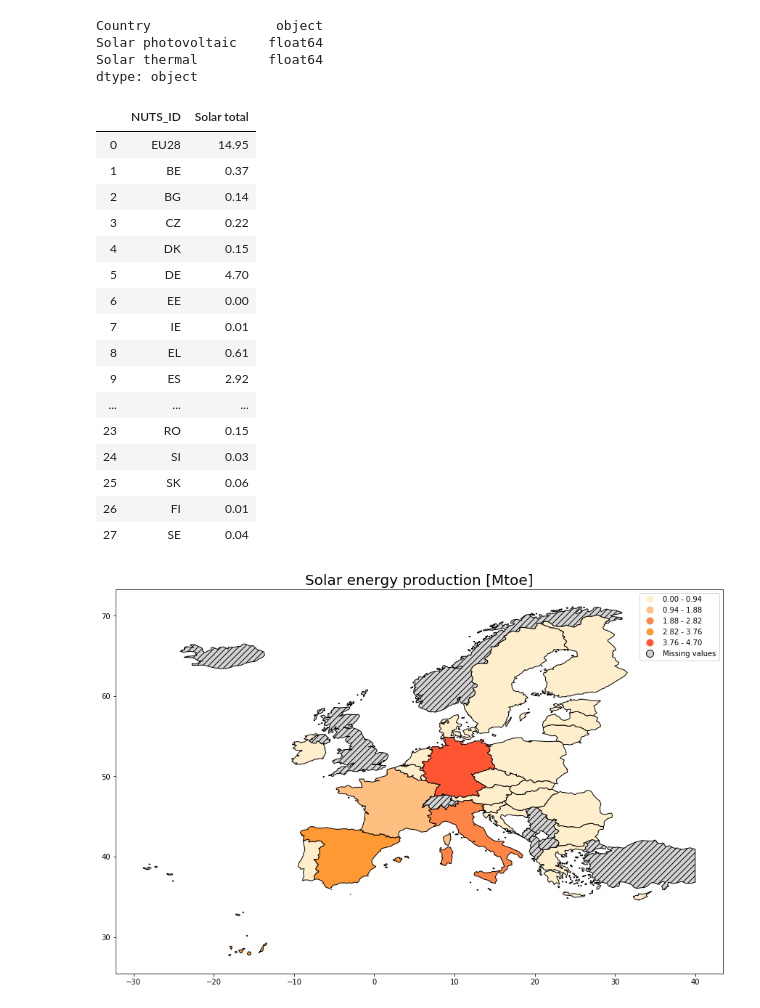
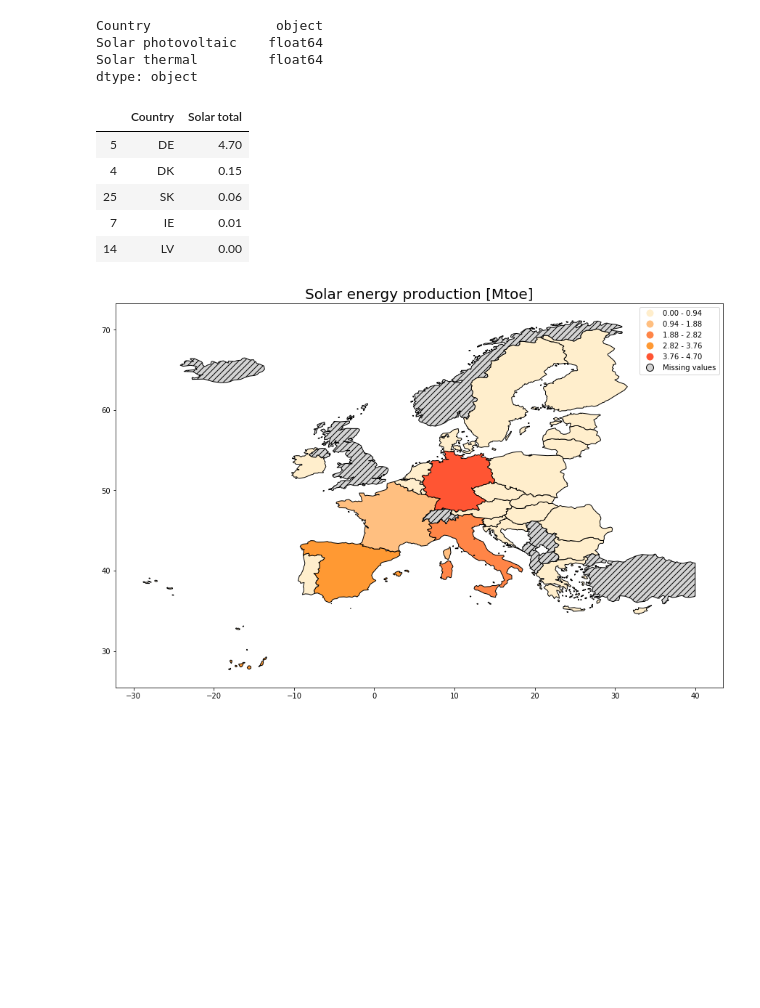
Before and after one commit to nlygar/renewable-energy-eu-statistics, a Jupyter notebook: renewable-energy-eu-statistics.ipynb, the cells around one changed output. Cells and saved outputs as stored; diff of their text form; code cells hidden in the pictures; blank space fills up the shorter version.

```diff
--- a/renewable-energy-eu-statistics.ipynb
+++ b/renewable-energy-eu-statistics.ipynb
@@ -770,26 +746,15 @@ solar_results['Solar total'] = solar_results['Solar photovoltaic']+ solar_result
 
 # Droping the obsolate columns
 solar_results=solar_results.drop (['Solar photovoltaic','Solar thermal'],axis=1)
-# %%
-solar_results.head()
-# %% [output]
-|  | NUTS_ID | Solar total |
-| 0 | EU28 | 14.95 |
-| 1 | BE | 0.37 |
-| 2 | BG | 0.14 |
-| 3 | CZ | 0.22 |
-| 4 | DK | 0.15 |
-| 5 | DE | 4.70 |
-| 6 | EE | 0.00 |
-| 7 | IE | 0.01 |
-| 8 | EL | 0.61 |
-| 9 | ES | 2.92 |
-| ... | ... | ... |
-| 23 | RO | 0.15 |
-| 24 | SI | 0.03 |
-| 25 | SK | 0.06 |
-| 26 | FI | 0.01 |
-| 27 | SE | 0.04 |
+# %%
+solar_results.sample(5)
+# %% [output]
+|  | Country | Solar total |
+| 5 | DE | 4.70 |
+| 4 | DK | 0.15 |
+| 25 | SK | 0.06 |
+| 7 | IE | 0.01 |
+| 14 | LV | 0.00 |
 # %%
 from shapely.geometry import Polygon
 from matplotlib.colors import ListedColormap
```
Also changed, not shown: parts of 16 cells of this notebook.
